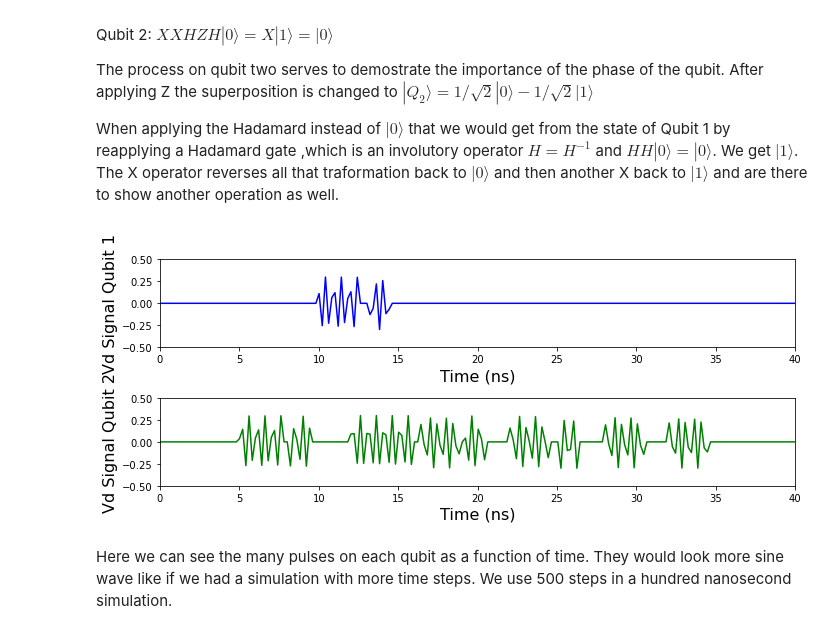
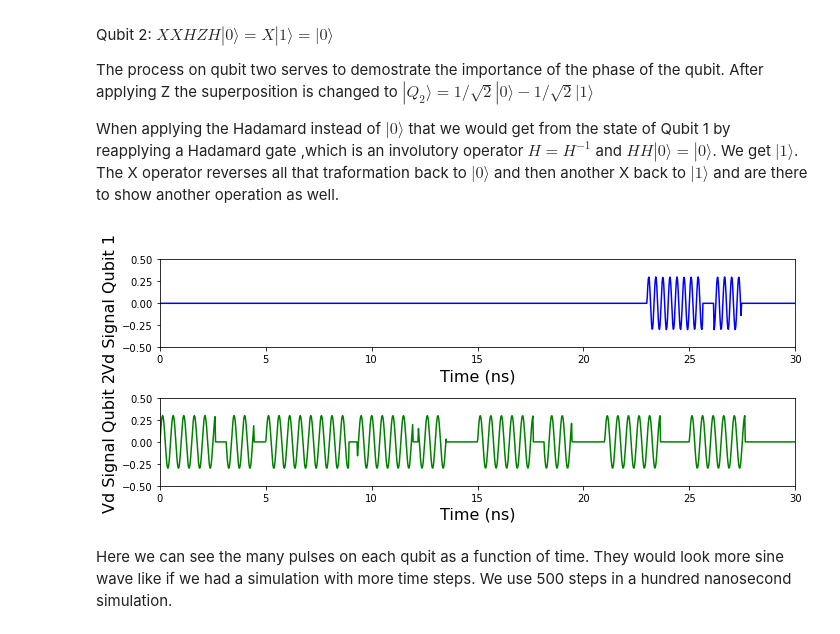
Before and after one commit to Danielgb23/ic-superconductor-qubit, a Jupyter notebook: 2-qubit-gates.ipynb, the cells around one changed output. Drawn from its saved outputs; the diff is of its cells as text; code cells hidden in the pictures.

Commit message:
reduced intervals and added decay

```diff
--- a/2-qubit-gates.ipynb
+++ b/2-qubit-gates.ipynb
@@ -32,7 +32,11 @@ g = 0.01 * 2 * pi
 Omega1=4
 Omega2=4
 
-tlist = np.linspace(0, 100, 500)
+time_interval=40
+points=1600
+pntperns=ceil(points/time_interval)
+
+tlist = np.linspace(0, time_interval, points)
 
 width = 0.5
 
@@ -184,30 +215,30 @@ When applying the Hadamard instead of $|0\rangle$ that we would get from the sta
 # %%
 #qubit 1 drive
 def wd1_t(t, args=None):
-    return Had_t(t,0.3,10,Omega1,w1)
+    return Had_t(t,0.3,23,Omega1,w1)
 
 #qubit 2 drive
 def wd2_t(t, args=None):
-    return Had_t(t,0.3,5,Omega2,w2) + Z_t(t,0.3,12,Omega2,w2,pi) +Had_t(t,0.3,22,Omega2,w2)+ X_t(t,0.3,28,Omega2,w2,pi)+ X_t(t,0.3,32,Omega2,w2,pi)
+    return Had_t(t,0.3,0,Omega2,w2) + Z_t(t,0.3,5,Omega2,w2,pi) +Had_t(t,0.3,15,Omega2,w2)+ X_t(t,0.3,21,Omega2,w2,pi)+ X_t(t,0.3,25,Omega2,w2,pi)
 # %%
 fig, axes = plt.subplots(2, 1, figsize=(10,4))
 axes[0].plot(tlist, [wd1_t(t) for t in tlist], 'b', label="drive qubit1")
 axes[1].plot(tlist, [wd2_t(t) for t in tlist], 'g', label="drive qubit2")
 axes[0].set_ylim(-0.5,0.5)
-axes[0].set_xlim(0,40)
+axes[0].set_xlim(0,30)
 axes[1].set_ylim(-0.5,0.5)
-axes[1].set_xlim(0,40)
+axes[1].set_xlim(0,30)
 
 axes[0].set_xlabel("Time (ns)", fontsize=16)
 axes[0].set_ylabel("Vd Signal Qubit 1", fontsize=16)
 axes[1].set_xlabel("Time (ns)", fontsize=16)
 axes[1].set_ylabel("Vd Signal Qubit 2", fontsize=16)
 
 
 
 fig.tight_layout()
 # %% [output]
-[figure, old version]
+[figure, new version]
 # %% [markdown]
 Here we can see the many pulses on each qubit as a function of time. They would look more sine wave like if we had a simulation with more time steps. We use 500 steps in a hundred nanosecond simulation.
 # %% [markdown]
```
Also changed, not shown: parts of 43 cells of this notebook.
